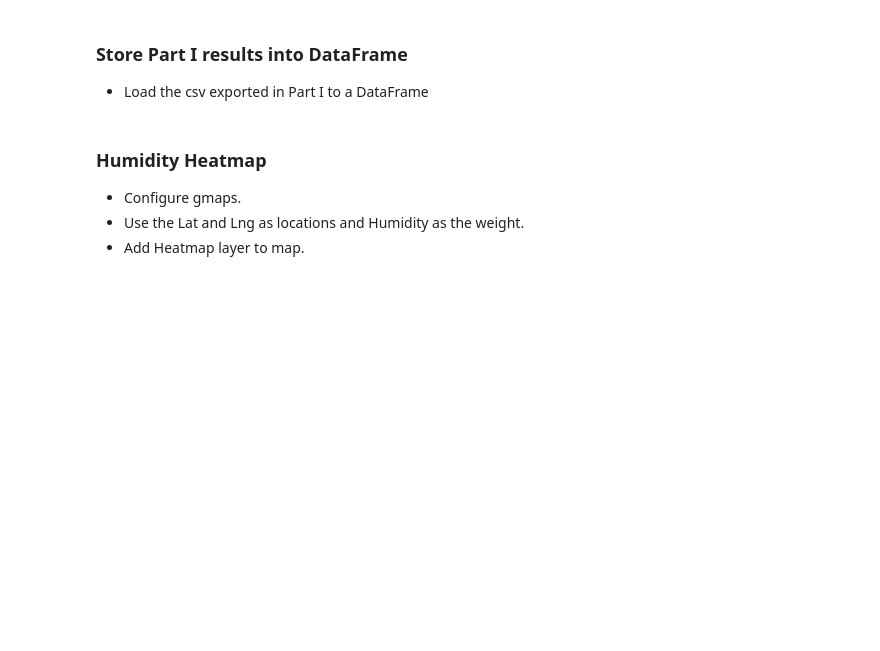
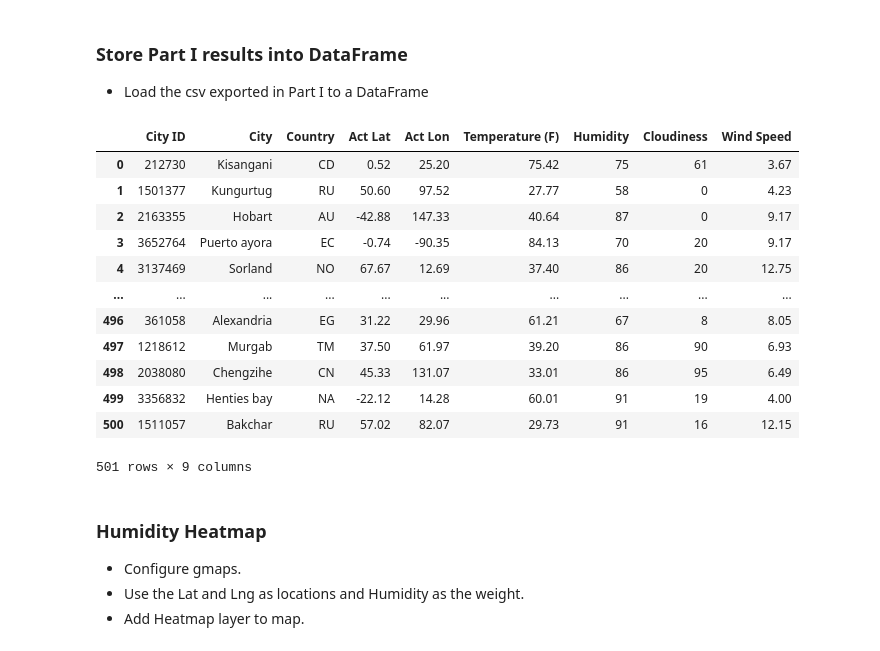
Before and after one commit to Terrence-Cummings/python-api-challenge, a Jupyter notebook: WeatherPy/VacationPy_v2.ipynb, the cells around one changed output. Saved outputs shown, nothing was run; the diff lists cells and outputs as text; code cells hidden in the pictures; blank space fills up the shorter version.

Commit message:
WeatherPy and VacationPy all working.

```diff
--- a/WeatherPy/VacationPy_v2.ipynb
+++ b/WeatherPy/VacationPy_v2.ipynb
@@ -20,10 +20,25 @@ from api_keys import g_key
 # %%
 
 cities_data_to_load = "output_data/cities.csv"
 cities_weather_df = pd.read_csv(cities_data_to_load)
 cities_weather_df = pd.DataFrame(cities_weather_df)
 cities_weather_df['City']=cities_weather_df['City'].str.capitalize()
 cities_weather_df['Country']=cities_weather_df['Country'].str.upper()
+cities_weather_df
+# %% [output]
+|  | City ID | City | Country | Act Lat | Act Lon | Temperature (F) | Humidity | Cloudiness | Wind Speed |
+| 0 | 212730 | Kisangani | CD | 0.52 | 25.20 | 75.42 | 75 | 61 | 3.67 |
+| 1 | 1501377 | Kungurtug | RU | 50.60 | 97.52 | 27.77 | 58 | 0 | 4.23 |
+| 2 | 2163355 | Hobart | AU | -42.88 | 147.33 | 40.64 | 87 | 0 | 9.17 |
+| 3 | 3652764 | Puerto ayora | EC | -0.74 | -90.35 | 84.13 | 70 | 20 | 9.17 |
+| 4 | 3137469 | Sorland | NO | 67.67 | 12.69 | 37.40 | 86 | 20 | 12.75 |
+| ... | ... | ... | ... | ... | ... | ... | ... | ... | ... |
+| 496 | 361058 | Alexandria | EG | 31.22 | 29.96 | 61.21 | 67 | 8 | 8.05 |
+| 497 | 1218612 | Murgab | TM | 37.50 | 61.97 | 39.20 | 86 | 90 | 6.93 |
+| 498 | 2038080 | Chengzihe | CN | 45.33 | 131.07 | 33.01 | 86 | 95 | 6.49 |
+| 499 | 3356832 | Henties bay | NA | -22.12 | 14.28 | 60.01 | 91 | 19 | 4.00 |
+| 500 | 1511057 | Bakchar | RU | 57.02 | 82.07 | 29.73 | 91 | 16 | 12.15 |
+501 rows × 9 columns
 # %% [markdown]
 ### Humidity Heatmap
 * Configure gmaps.
```
Also changed, not shown: parts of 5 cells of this notebook, 14 other files.
